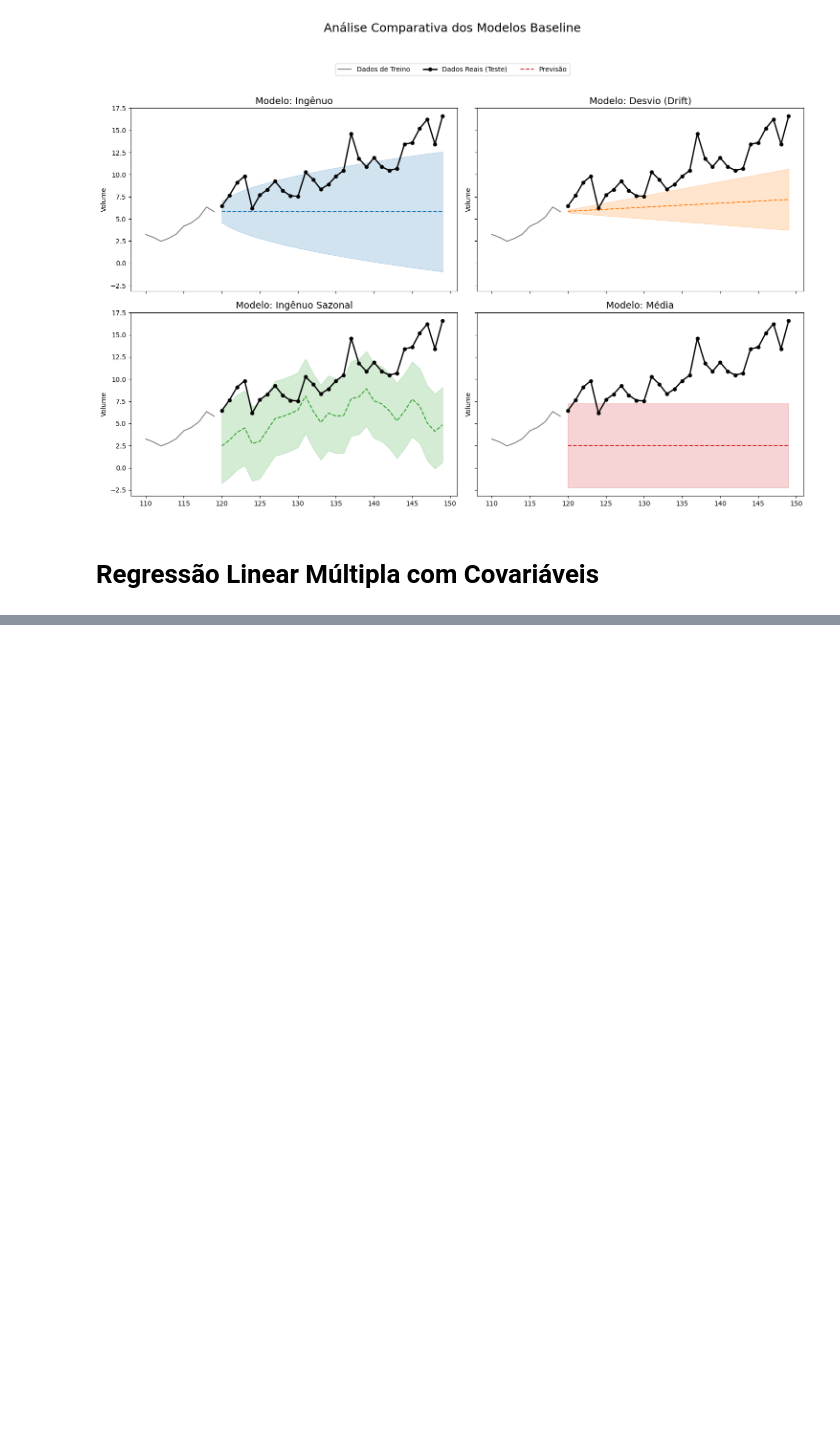
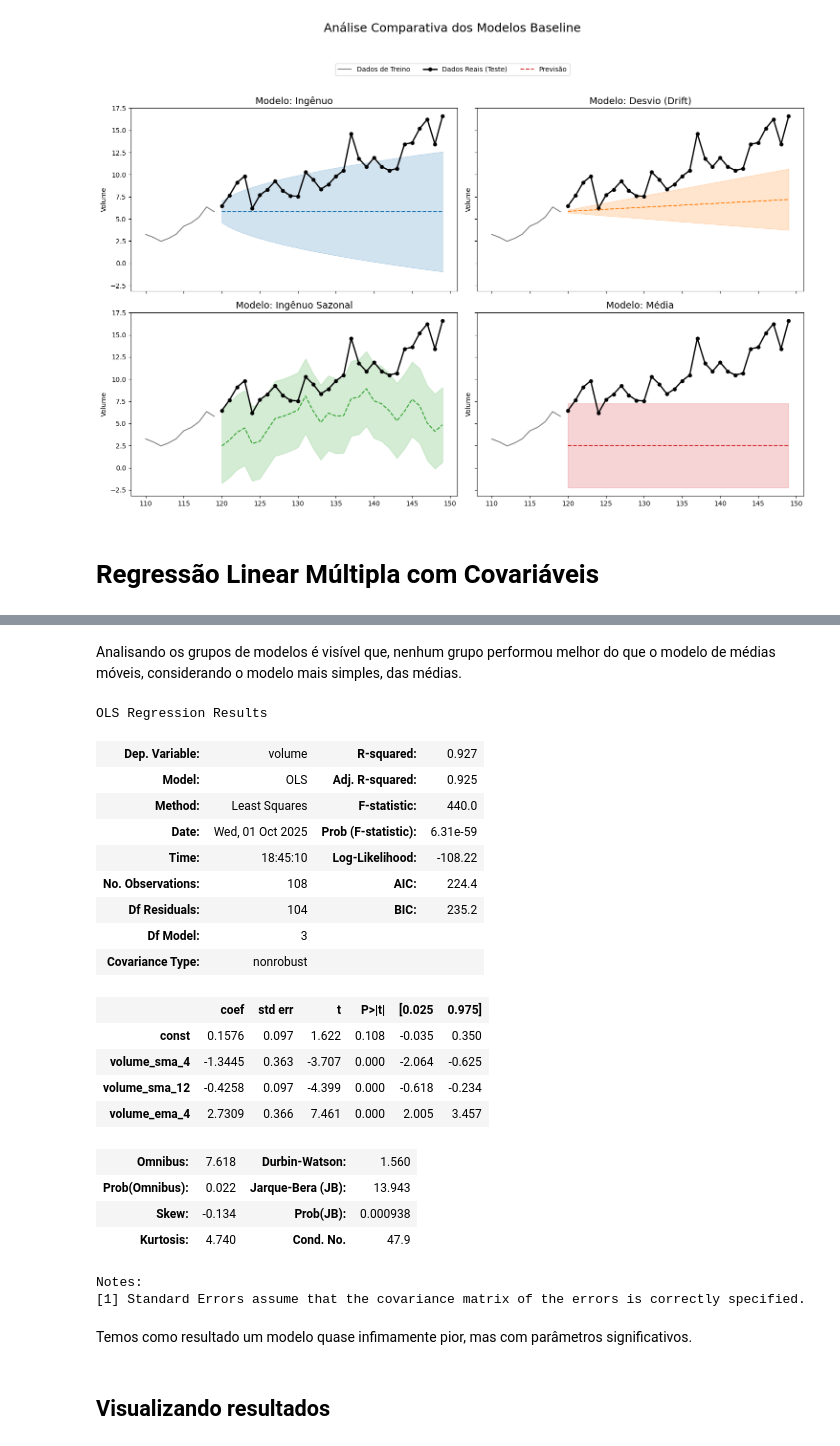
Before and after one commit to PedroPHC25/Time-Series-A1, a Jupyter notebook: relatorio.ipynb, the cells around one changed output, grey strips where cells are left out. Cells and saved outputs as stored; diff of their text form; code cells hidden in the pictures; blank space fills up the shorter version.

```diff
--- a/relatorio.ipynb
+++ b/relatorio.ipynb
@@ -747,10 +427,0 @@ Pelos seus resultados, podemos ver que o parâmetro lag_12 não é estatisticame
-# %%
-lag_cols.remove("lag_12")
-models["Modelo Final"] = sm.OLS(
-    y_train, sm.add_constant(X_train[lag_cols + ma_cols])
-).fit()
-predictions["Modelo Final"] = models["Modelo Final"].predict(
-    sm.add_constant(X_test[lag_cols + ma_cols])
-)
-
-models["Modelo Final"].summary()
@@ -882,0 +709,19 @@ Por fim, visualizamos os resultados do modelo final, que apresentou um desempenh
+# %%
+ma_cols.remove("volume_ema_12")
+
+models_combined_cols = {
+    "Médias Móveis (Simplificada)": ma_cols,
+    "Lags + Médias Móveis": lag_cols + ma_cols,
+    "Lags + Médias Móveis + Tendência": lag_cols + ma_cols + ['trend'],
+    "Lags + Médias Móveis + Desvio Padrão": lag_cols + ma_cols + std_cols,
+}
+
+for model_name, cols in models_combined_cols.items():
+    X_train_model = sm.add_constant(X_train[cols])
+    X_test_model = sm.add_constant(X_test[cols])
+
+    model = sm.OLS(y_train, X_train_model).fit()
+    models[model_name] = model
+
+    y_pred = model.predict(X_test_model)
+    predictions[model_name] = y_pred
@@ -882,0 +746,30 @@ Por fim, visualizamos os resultados do modelo final, que apresentou um desempenh
+# %% [markdown]
+Analisando os grupos de modelos é visível que, nenhum grupo performou melhor do que o modelo de médias móveis, considerando o modelo mais simples, das médias.
+# %%
+models["Médias Móveis (Simplificada)"].summary()
+# %% [output]
+OLS Regression Results
+| Dep. Variable: | volume | R-squared: | 0.927 |
+| Model: | OLS | Adj. R-squared: | 0.925 |
+| Method: | Least Squares | F-statistic: | 440.0 |
+| Date: | Wed, 01 Oct 2025 | Prob (F-statistic): | 6.31e-59 |
+| Time: | 18:45:10 | Log-Likelihood: | -108.22 |
+| No. Observations: | 108 | AIC: | 224.4 |
+| Df Residuals: | 104 | BIC: | 235.2 |
+| Df Model: | 3 |  |  |
+| Covariance Type: | nonrobust |  |  |
+|  | coef | std err | t | P>|t| | [0.025 | 0.975] |
+| const | 0.1576 | 0.097 | 1.622 | 0.108 | -0.035 | 0.350 |
+| volume_sma_4 | -1.3445 | 0.363 | -3.707 | 0.000 | -2.064 | -0.625 |
+| volume_sma_12 | -0.4258 | 0.097 | -4.399 | 0.000 | -0.618 | -0.234 |
+| volume_ema_4 | 2.7309 | 0.366 | 7.461 | 0.000 | 2.005 | 3.457 |
+| Omnibus: | 7.618 | Durbin-Watson: | 1.560 |
+| Prob(Omnibus): | 0.022 | Jarque-Bera (JB): | 13.943 |
+| Skew: | -0.134 | Prob(JB): | 0.000938 |
+| Kurtosis: | 4.740 | Cond. No. | 47.9 |
+Notes:
+[1] Standard Errors assume that the covariance matrix of the errors is correctly specified.
+# %% [markdown]
+Temos como resultado um modelo quase infimamente pior, mas com parâmetros significativos.
+# %% [markdown]
+## Visualizando resultados
```
Also changed, not shown: parts of 45 cells of this notebook, 1 other file.
